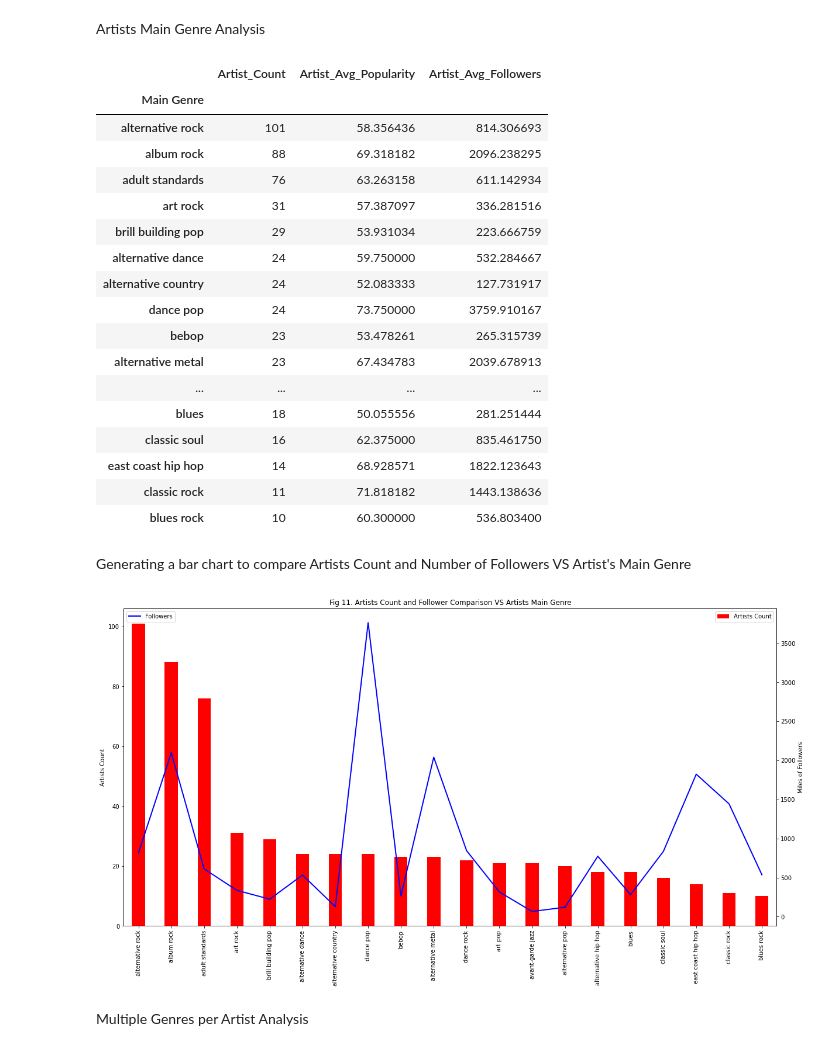
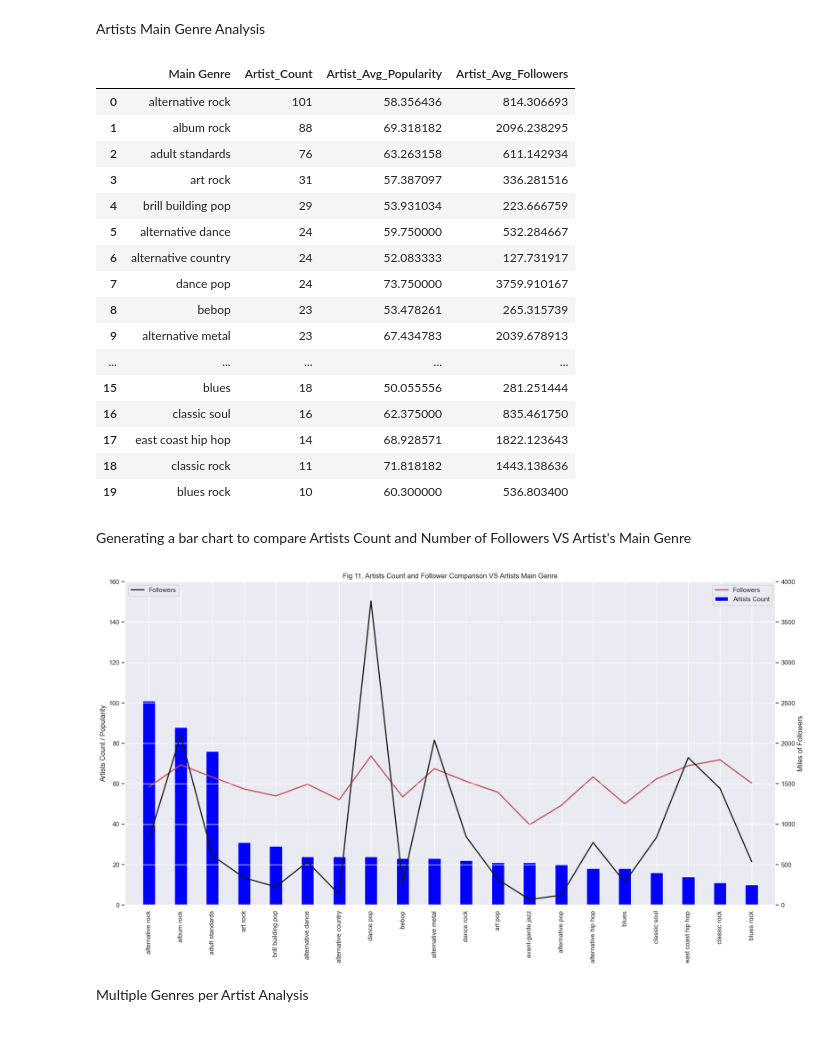
Before and after one commit to LievoisT/DataProject-Spotify, a Jupyter notebook: Chart_Analysis.ipynb, the cells around one changed output. Drawn from its saved outputs; the diff is of its cells as text; code cells hidden in the pictures.

```diff
--- a/Chart_Analysis.ipynb
+++ b/Chart_Analysis.ipynb
@@ -74,20 +96,21 @@ def regression(x,y):
 # %% [markdown]
 Danceability VS Energy
 # %%
+sns.set(color_codes=True)
 #Plotting scatter chart, line curve, line equation
-dance_energy= regression(audio_analysis["Energy"], audio_analysis["Danceability"])
-plt.scatter(audio_analysis["Energy"],audio_analysis["Danceability"], marker="o",facecolor="green", edgecolor="black", alpha= 0.75)
+danceability_energy= regression(audio_analysis["Danceability"], audio_analysis["Energy"])
+plt.scatter(audio_analysis["Danceability"],audio_analysis["Energy"], marker="o",facecolor="green", edgecolor="black", alpha= 0.75)
 # Plotting the regression line
-plt.plot(audio_analysis["Energy"],dance_energy[0],"r-")
+plt.plot(audio_analysis["Danceability"],danceability_energy[0],"r-")
 #Printing the line equation
-plt.annotate(dance_energy[1],(0.5,0.1), fontsize=15, color="red")
-plt.xlabel("Energy (Fraction)")
-plt.ylabel("Danceability (Fraction)")
-plt.title("Fig 1 Avg Danceability vs. Avg Energy")
+plt.annotate(danceability_energy[1],(0.5,0.1), fontsize=15, color="red")
+plt.xlabel("Danceability (Fraction)")
+plt.ylabel("Energy (Fraction)")
+plt.title("Fig 2 Avg Danceability vs. Avg Energy")
 #Printing r-squared factor
-print(f"The r-squared is : {dance_energy[2]}")
+print(f"The r-squared is : {danceability_energy[2]}")
 #saving plot as "png" file
-plt.savefig("Fig1.png")
+plt.savefig("Fig2.png")
 plt.show()
 # %% [output]
 The r-squared is : 0.05021580725057271
@@ -260,6 +367,7 @@ top_100_tracks
 | 99 | Jimi Hendrix | 776Uo845nYHJpNaStv1Ds4 | Red House | 3XxBSvDZKH5YvZZjTpn6eR | 1967-05-12 | 230360 | 56 | 0.277 | ... |
 100 rows × 18 columns
 # %%
+sns.set(color_codes=True)
 #Plotting scatter chart, line curve, line equation
 danceability_valence_100= regression(top_100_tracks["Danceability"], top_100_tracks["Valence"])
 plt.scatter(top_100_tracks["Danceability"],top_100_tracks["Valence"], marker="o",facecolor="green", edgecolor="black", alpha= 0.75)
@@ -281,13 +389,14 @@ The r-squared is : 0.11626514699520356
 top_100_artists= artist_df.sort_values("Artist_Popularity",ascending= False)
 top_100_artists= top_100_artists.head(100)
 # %%
+sns.set(color_codes=True)
 #Plotting scatter chart, line curve, line equation
 followers_popularity= regression(top_100_artists["Artist_Followers"], top_100_artists["Artist_Popularity"])
 plt.scatter(top_100_artists["Artist_Followers"],top_100_artists["Artist_Popularity"], marker="o",facecolor="green", edgecolor="black", alpha= 0.75)
 # Plotting the regression line
 plt.plot(top_100_artists["Artist_Followers"],followers_popularity[0],"r-")
 #Printing the line equation
-plt.annotate(followers_popularity[1],(2.01e7,78), fontsize=15, color="red")
+# plt.annotate(followers_popularity[1],(2.01e7,78), fontsize=15, color="red")
 plt.xlabel("Artist Followers (Fraction)")
 plt.ylabel("Artist Popularity (Fraction)")
 plt.title("Fig 10 Avg Artist Followers vs. Avg Artist Popularity ")
@@ -314,54 +423,62 @@ popular_main_genre= artist_by_genre.sort_values("Artist_Count", ascending=False)
 # Selecting the 20 top genres based on artist count
 main_genre_popularity= popular_main_genre.head(20).copy()
 main_genre_popularity["Artist_Avg_Followers"]=main_genre_popularity["Artist_Avg_Followers"]/1000
+main_genre_popularity=main_genre_popularity.reset_index()
 main_genre_popularity
 # %% [output]
-|  | Artist_Count | Artist_Avg_Popularity | Artist_Avg_Followers |
-| Main Genre |  |  |  |
-| alternative rock | 101 | 58.356436 | 814.306693 |
-| album rock | 88 | 69.318182 | 2096.238295 |
-| adult standards | 76 | 63.263158 | 611.142934 |
-| art rock | 31 | 57.387097 | 336.281516 |
-| brill building pop | 29 | 53.931034 | 223.666759 |
-| alternative dance | 24 | 59.750000 | 532.284667 |
-| alternative country | 24 | 52.083333 | 127.731917 |
-| dance pop | 24 | 73.750000 | 3759.910167 |
-| bebop | 23 | 53.478261 | 265.315739 |
-| alternative metal | 23 | 67.434783 | 2039.678913 |
-| ... | ... | ... | ... |
-| blues | 18 | 50.055556 | 281.251444 |
-| classic soul | 16 | 62.375000 | 835.461750 |
-| east coast hip hop | 14 | 68.928571 | 1822.123643 |
-| classic rock | 11 | 71.818182 | 1443.138636 |
-| blues rock | 10 | 60.300000 | 536.803400 |
+|  | Main Genre | Artist_Count | Artist_Avg_Popularity | Artist_Avg_Followers |
+| 0 | alternative rock | 101 | 58.356436 | 814.306693 |
+| 1 | album rock | 88 | 69.318182 | 2096.238295 |
+| 2 | adult standards | 76 | 63.263158 | 611.142934 |
+| 3 | art rock | 31 | 57.387097 | 336.281516 |
+| 4 | brill building pop | 29 | 53.931034 | 223.666759 |
+| 5 | alternative dance | 24 | 59.750000 | 532.284667 |
+| 6 | alternative country | 24 | 52.083333 | 127.731917 |
+| 7 | dance pop | 24 | 73.750000 | 3759.910167 |
+| 8 | bebop | 23 | 53.478261 | 265.315739 |
+| 9 | alternative metal | 23 | 67.434783 | 2039.678913 |
+| ... | ... | ... | ... | ... |
+| 15 | blues | 18 | 50.055556 | 281.251444 |
+| 16 | classic soul | 16 | 62.375000 | 835.461750 |
+| 17 | east coast hip hop | 14 | 68.928571 | 1822.123643 |
+| 18 | classic rock | 11 | 71.818182 | 1443.138636 |
+| 19 | blues rock | 10 | 60.300000 | 536.803400 |
 # %% [markdown]
 Generating a bar chart to compare Artists Count and Number of Followers VS Artist's Main Genre
 # %%
+
 # Create matplotlib figure
 fig = plt.figure(figsize=(20,10))
 # Create matplotlib axes
 ax = fig.add_subplot(111)
 # Create another axes that shares the same x-axis as ax.
 ax2 = ax.twinx()
 
 # Bars width
 width = 0.4
 
 #Generating bar and line plots with pandas
-main_genre_popularity.Artist_Count.plot(kind='bar', color='red', ax=ax, width=width, align='center', label = 'Artists Count')
-main_genre_popularity.Artist_Avg_Followers.plot(color='blue', ax=ax2, label='Followers', linewidth=2)
-
+g1=main_genre_popularity.Artist_Count.plot(kind='bar', color='blue', ax=ax, width=width, align='center', label = 'Artists Count')
+g2=main_genre_popularity.Artist_Avg_Followers.plot(color='k', ax=ax2, label='Followers', linewidth=2)
+g3=main_genre_popularity.Artist_Avg_Popularity.plot(color='r',ax=ax, label='Followers', linewidth=2)
 #Styling charts
-
-ax.set_ylabel('Artists Count')
+x_axis= np.arange(0,20,1)
+labels= (main_genre_popularity['Main Genre']).tolist()
+ax.set_ylabel('Artists Count / Popularity')
 ax.set_xlabel('')
 ax.set_title('Fig 11. Artists Count and Follower Comparison VS Artists Main Genre')
 ax2.set_ylabel('Miles of Followers')
+tick_locations=[value for value in x_axis]
+ax.set_xticks(tick_locations)
+ax.set_xticklabels(labels,rotation=90)
 ax.legend(loc="upper right")
+plt.xlim(-0.75,len(x_axis)-0.25)
+ax2.set_ylim(0,4000)
+ax.set_ylim(0,160)
 ax2.legend(loc='upper left')
 plt.show()
 # %% [output]
-[figure, old version]
+[figure, new version]
 # %% [markdown]
 Multiple Genres per Artist Analysis
 # %%
```
Also changed, not shown: parts of 34 cells of this notebook.
